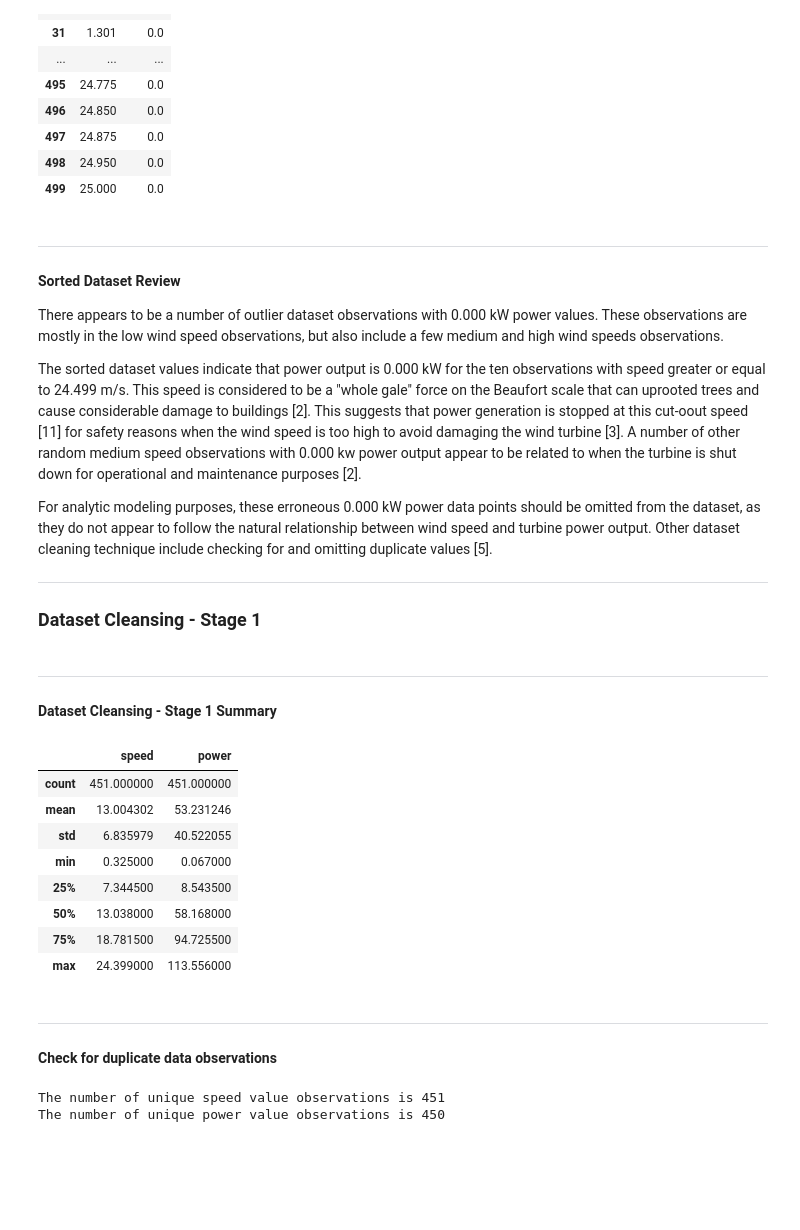
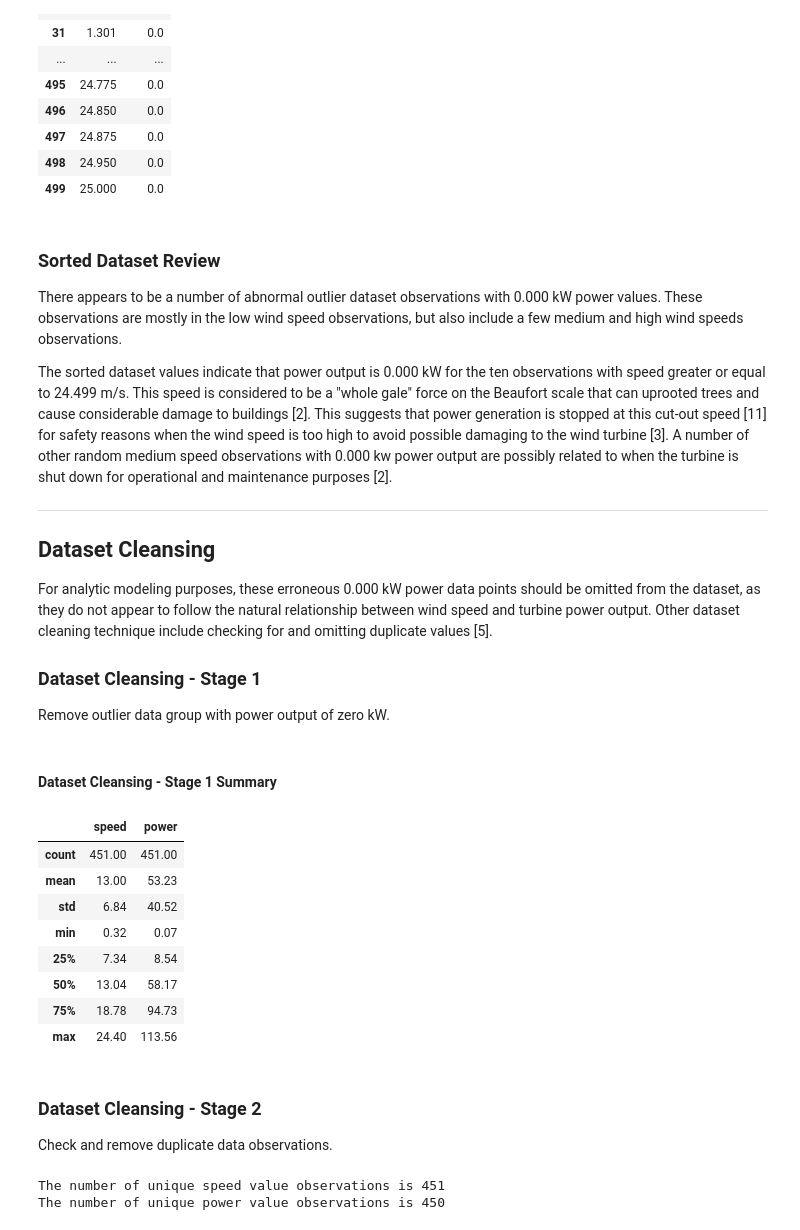
Before and after one commit to markcot/ProjMachLearn, a Jupyter notebook: Project.ipynb, the cells around one changed output. Saved outputs shown, nothing was run; the diff lists cells and outputs as text; code cells hidden in the pictures; blank space fills up the shorter version.

```diff
--- a/Project.ipynb
+++ b/Project.ipynb
@@ -210,42 +234,41 @@ Data points with 0kW power output sorted by wind speed
 | 498 | 24.950 | 0.0 |
 | 499 | 25.000 | 0.0 |
 # %% [markdown]
+### Sorted Dataset Review
+There appears to be a number of abnormal outlier dataset observations with 0.000 kW power values. These observations are mostly in the low wind speed observations, but also include a few medium and high wind speeds observations.
+
+The sorted dataset values indicate that power output is 0.000 kW for the ten observations with speed greater or equal to 24.499 m/s. This speed is considered to be a "whole gale" force on the Beaufort scale that can uprooted trees and cause considerable damage to buildings [2]. This suggests that power generation is stopped at this cut-out speed [11] for safety reasons when the wind speed is too high to avoid possible damaging to the wind turbine [3]. A number of other random medium speed observations with 0.000 kw power output are possibly related to when the turbine is shut down for operational and maintenance purposes [2].
+
 ***
 
-#### Sorted Dataset Review
-There appears to be a number of outlier dataset observations with 0.000 kW power values. These observations are mostly in the low wind speed observations, but also include a few medium and high wind speeds observations.
-
-The sorted dataset values indicate that power output is 0.000 kW for the ten observations with speed greater or equal to 24.499 m/s. This speed is considered to be a "whole gale" force on the Beaufort scale that can uprooted trees and cause considerable damage to buildings [2]. This suggests that power generation is stopped at this cut-oout speed [11] for safety reasons when the wind speed is too high to avoid damaging the wind turbine [3]. A number of other random medium speed observations with 0.000 kw power output appear to be related to when the turbine is shut down for operational and maintenance purposes [2].
+## Dataset Cleansing
 
 For analytic modeling purposes, these erroneous 0.000 kW power data points should be omitted from the dataset, as they do not appear to follow the natural relationship between wind speed and turbine power output. Other dataset cleaning technique include checking for and omitting duplicate values [5].
 
-***
-
 ### Dataset Cleansing  - Stage 1
+Remove outlier data group with power output of zero kW.
 # %%
 # Remove outlier observations rows where power == 0.000
 df = df.loc[(df['power'] > 0.0)]
 # %% [markdown]
-***
-
 #### Dataset Cleansing  - Stage 1 Summary
 # %%
 # Descibe updated basic stats of the dataset
-df.describe()
+df.describe().round(2)
 # %% [output]
 |  | speed | power |
-| count | 451.000000 | 451.000000 |
-| mean | 13.004302 | 53.231246 |
-| std | 6.835979 | 40.522055 |
-| min | 0.325000 | 0.067000 |
-| 25% | 7.344500 | 8.543500 |
-| 50% | 13.038000 | 58.168000 |
-| 75% | 18.781500 | 94.725500 |
-| max | 24.399000 | 113.556000 |
+| count | 451.00 | 451.00 |
+| mean | 13.00 | 53.23 |
+| std | 6.84 | 40.52 |
+| min | 0.32 | 0.07 |
+| 25% | 7.34 | 8.54 |
+| 50% | 13.04 | 58.17 |
+| 75% | 18.78 | 94.73 |
+| max | 24.40 | 113.56 |
 # %% [markdown]
-***
+### Dataset Cleansing  - Stage 2
 
-#### Check for duplicate data observations
+Check and remove duplicate data observations.
 # %%
 # Count remaining unique data observation. Code adapted from https://pyformat.info/ &
 # https://chrisalbon.com/python/data_wrangling/pandas_list_unique_values_in_column/
```
Also changed, not shown: parts of 108 cells of this notebook, 1 other file.
